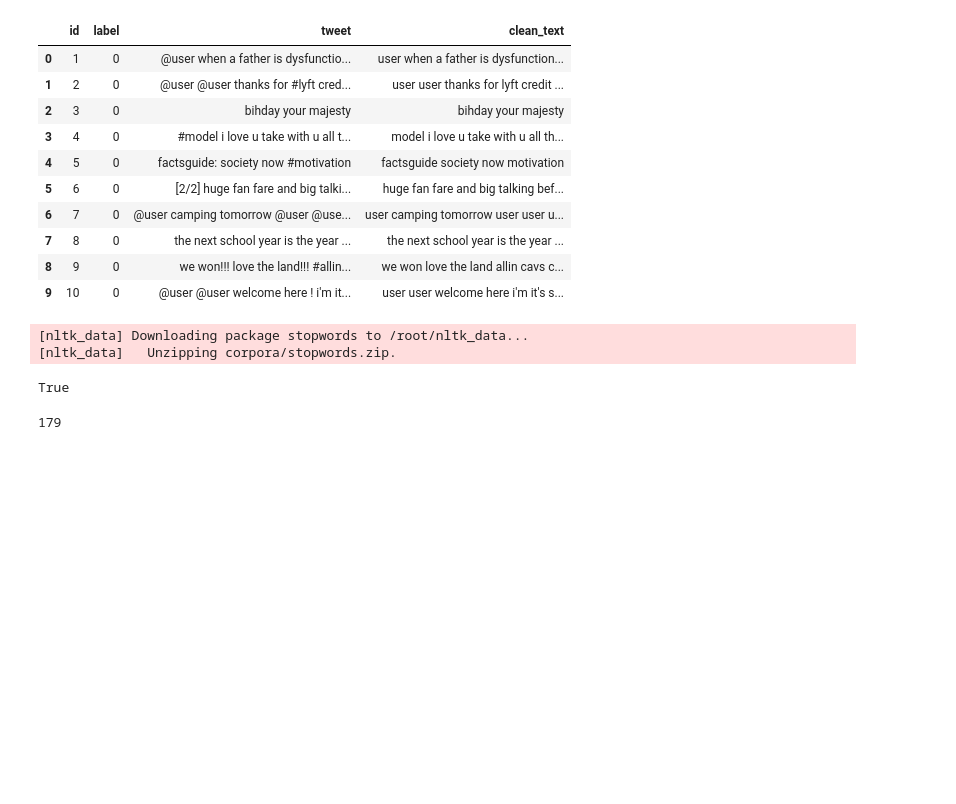
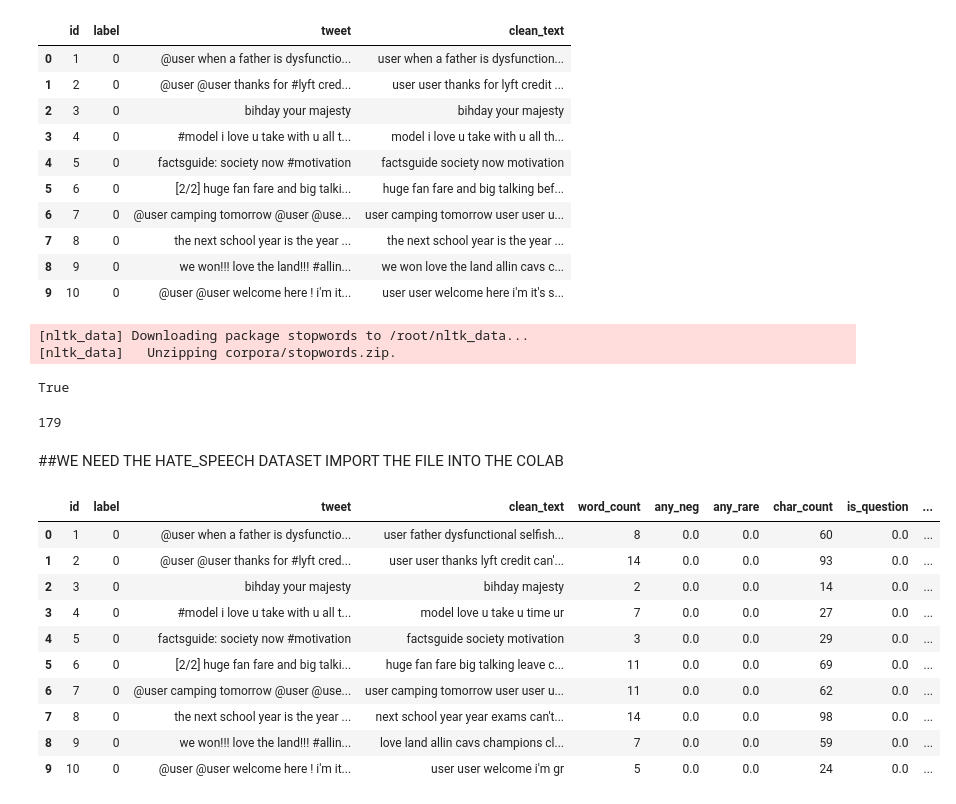
Before and after one commit to sumalatha456/MINI_NLP-PROJECTS, a Jupyter notebook: NLP(Text_classification).ipynb, the cells around one changed output. Cells and saved outputs as stored; diff of their text form; code cells hidden in the pictures; blank space fills up the shorter version.

```diff
--- a/NLP(Text_classification).ipynb
+++ b/NLP(Text_classification).ipynb
@@ -151,3 +151,19 @@ df['char_count'] = df.clean_text.apply(lambda x: len(x))
 df['is_question'] = df.clean_text.str.split().apply(lambda x: is_question(x))
 df['any_positive'] = df.clean_text.str.split().apply(lambda x: any_positive(x))
 df['any_negative'] = df.clean_text.str.split().apply(lambda x: any_negative(x))
+# %% [markdown]
+##WE NEED THE HATE_SPEECH DATASET IMPORT THE FILE INTO THE COLAB
+# %%
+df.head(10)
+# %% [output]
+|  | id | label | tweet | clean_text | word_count | any_neg | any_rare | char_count | is_question | ... |
+| 0 | 1 | 0 | @user when a father is dysfunctio... | user father dysfunctional selfish... | 8 | 0.0 | 0.0 | 60 | 0.0 | ... |
+| 1 | 2 | 0 | @user @user thanks for #lyft cred... | user user thanks lyft credit can'... | 14 | 0.0 | 0.0 | 93 | 0.0 | ... |
+| 2 | 3 | 0 | bihday your majesty | bihday majesty | 2 | 0.0 | 0.0 | 14 | 0.0 | ... |
+| 3 | 4 | 0 | #model i love u take with u all t... | model love u take u time ur | 7 | 0.0 | 0.0 | 27 | 0.0 | ... |
+| 4 | 5 | 0 | factsguide: society now #motivation | factsguide society motivation | 3 | 0.0 | 0.0 | 29 | 0.0 | ... |
+| 5 | 6 | 0 | [2/2] huge fan fare and big talki... | huge fan fare big talking leave c... | 11 | 0.0 | 0.0 | 69 | 0.0 | ... |
+| 6 | 7 | 0 | @user camping tomorrow @user @use... | user camping tomorrow user user u... | 11 | 0.0 | 0.0 | 62 | 0.0 | ... |
+| 7 | 8 | 0 | the next school year is the year ... | next school year year exams can't... | 14 | 0.0 | 0.0 | 98 | 0.0 | ... |
+| 8 | 9 | 0 | we won!!! love the land!!! #allin... | love land allin cavs champions cl... | 7 | 0.0 | 0.0 | 59 | 0.0 | ... |
+| 9 | 10 | 0 | @user @user welcome here ! i'm it... | user user welcome i'm gr | 5 | 0.0 | 0.0 | 24 | 0.0 | ... |
```
Also changed, not shown: parts of 13 cells of this notebook.
